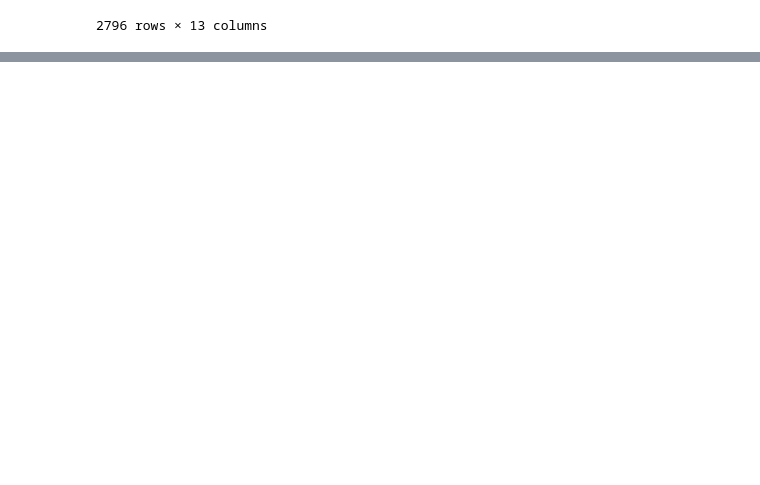
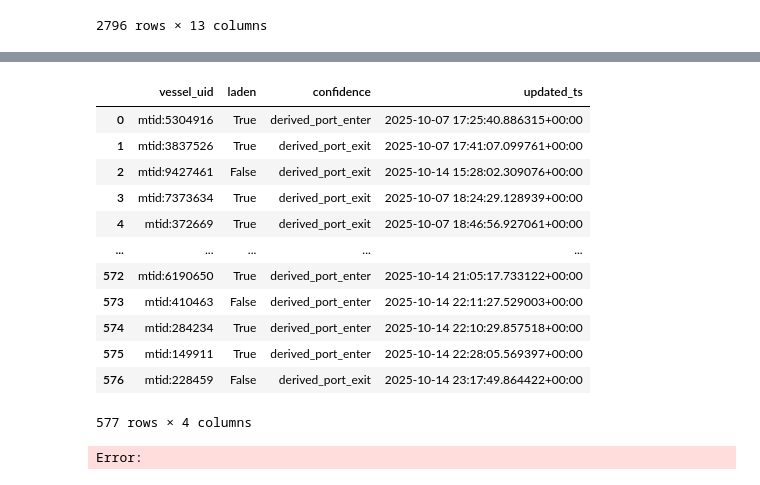
Before and after one commit to amitchell-thomson/ais-tracker, a Jupyter notebook: modeling/notebooks/testing.ipynb, the cells around one changed output, grey strips where cells are left out. Drawn from its saved outputs; the diff is of its cells as text; code cells hidden in the pictures; blank space fills up the shorter version.

```diff
--- a/modeling/notebooks/testing.ipynb
+++ b/modeling/notebooks/testing.ipynb
@@ -116,0 +244,23 @@ df_lifts
+# %%
+cargo_sql = """
+    SELECT *
+    FROM public.vessel_cargo_state
+"""
+
+df_cargo = pd.read_sql(cargo_sql, engine)
+df_cargo
+# %% [output]
+|  | vessel_uid | laden | confidence | updated_ts |
+| 0 | mtid:5304916 | True | derived_port_enter | 2025-10-07 17:25:40.886315+00:00 |
+| 1 | mtid:3837526 | True | derived_port_exit | 2025-10-07 17:41:07.099761+00:00 |
+| 2 | mtid:9427461 | False | derived_port_exit | 2025-10-14 15:28:02.309076+00:00 |
+| 3 | mtid:7373634 | True | derived_port_exit | 2025-10-07 18:24:29.128939+00:00 |
+| 4 | mtid:372669 | True | derived_port_exit | 2025-10-07 18:46:56.927061+00:00 |
+| ... | ... | ... | ... | ... |
+| 572 | mtid:6190650 | True | derived_port_enter | 2025-10-14 21:05:17.733122+00:00 |
+| 573 | mtid:410463 | False | derived_port_enter | 2025-10-14 22:11:27.529003+00:00 |
+| 574 | mtid:284234 | True | derived_port_enter | 2025-10-14 22:10:29.857518+00:00 |
+| 575 | mtid:149911 | True | derived_port_enter | 2025-10-14 22:28:05.569397+00:00 |
+| 576 | mtid:228459 | False | derived_port_exit | 2025-10-14 23:17:49.864422+00:00 |
+577 rows × 4 columns
+Error:
```
Also changed, not shown: parts of 18 cells of this notebook, 6 other files.
